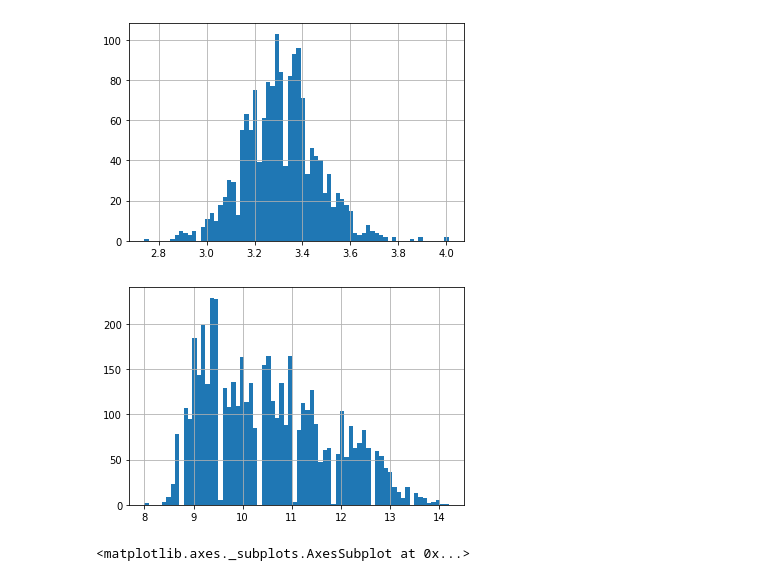
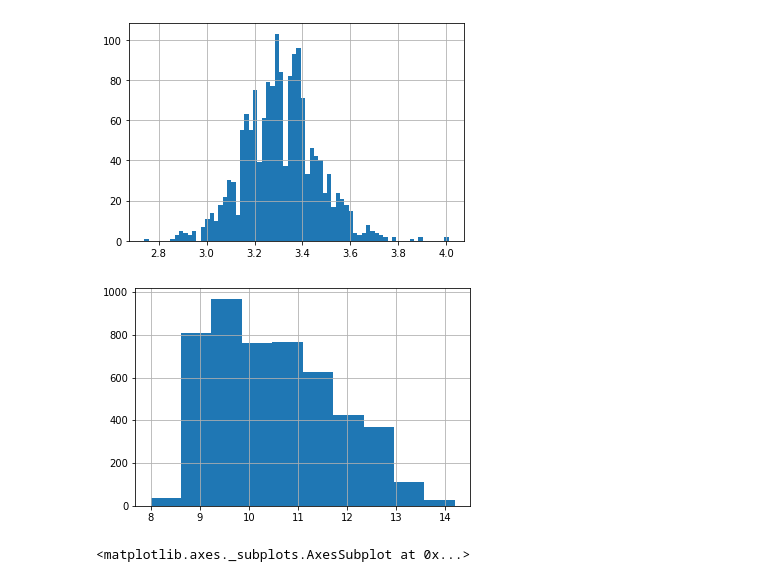
Before and after one commit to daniela500/DS-Unit-1-Sprint-1-Data-Wrangling-and-Storytelling, a Jupyter notebook: module1-exploratory-data-analysis/LS_DS_111_Exploratory_Data_Analysis_Assignment.ipynb, the cells around one changed output. Saved outputs shown, nothing was run; the diff lists cells and outputs as text; code cells hidden in the pictures.

```diff
--- a/module1-exploratory-data-analysis/LS_DS_111_Exploratory_Data_Analysis_Assignment.ipynb
+++ b/module1-exploratory-data-analysis/LS_DS_111_Exploratory_Data_Analysis_Assignment.ipynb
@@ -226,9 +226,9 @@ redwine['pH'].hist(bins=70)
 <matplotlib.axes._subplots.AxesSubplot at 0x...>
 [figure]
 # %%
-whitewine['alcohol'].hist(bins=70);
+whitewine['alcohol'].hist(bins=10);
 # %% [output]
-[figure, old version]
+[figure, new version]
 # %%
 whitewine.plot.scatter('pH','alcohol')
 # %% [output]
```
Also changed, not shown: parts of 1 cell of this notebook.
